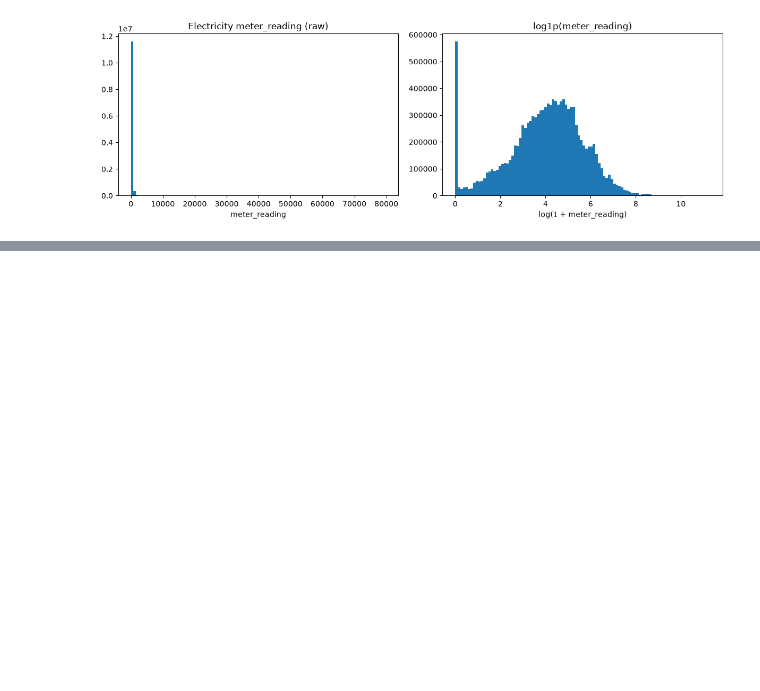
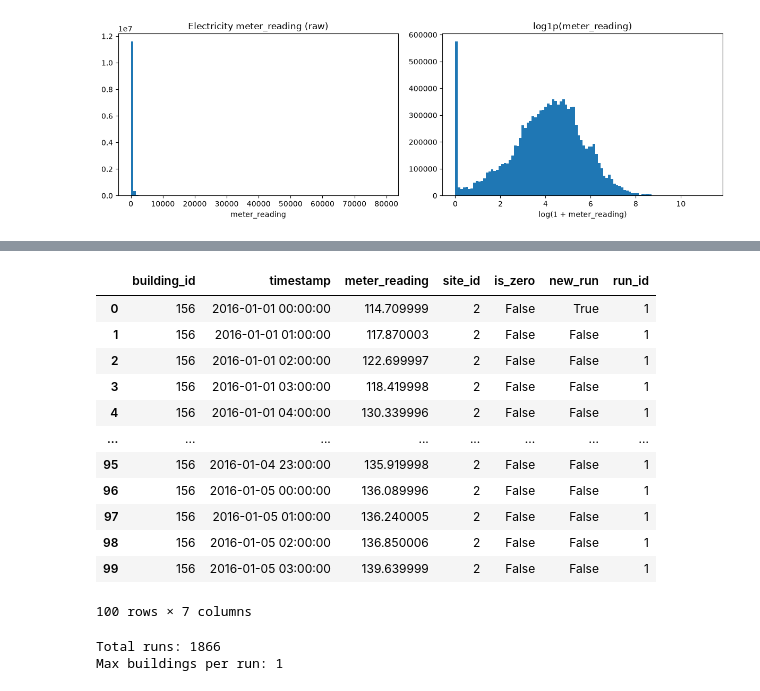
Before and after one commit to dimkon02/Building-Energy-Forecasting, a Jupyter notebook: notebooks/01_exploration.ipynb, the cells around one changed output, grey strips where cells are left out. Drawn from its saved outputs; the diff is of its cells as text; code cells hidden in the pictures; blank space fills up the shorter version.

```diff
--- a/notebooks/01_exploration.ipynb
+++ b/notebooks/01_exploration.ipynb
@@ -396,0 +633,5 @@ plt.show()
+# %%
+#  Xreate new table containing only sites 2 and 13
+finalists = electricity[electricity["site_id"].isin([2, 13])].sort_values(["building_id", "timestamp"]).reset_index(drop=True)
+
+finalists.head()
@@ -396,0 +645,3 @@ plt.show()
+# %%
+# New column, boolean value for when the meter reading is 0
+finalists["is_zero"] = (finalists["meter_reading"] == 0)
@@ -396,0 +690,31 @@ plt.show()
+# %%
+# Previous hour's is_zero for the SAME building (first row of each building gets NaN)
+prev_is_zero = finalists.groupby("building_id")["is_zero"].shift()
+
+# A new run starts when is_zero differs from the previous hour (or it's a building's first row)
+finalists["new_run"] = finalists["is_zero"] != prev_is_zero
+
+# Running total of run starts -> every run gets its own number
+finalists["run_id"] = finalists["new_run"].cumsum()
+
+finalists.head(100)
+# %% [output]
+|  | building_id | timestamp | meter_reading | site_id | is_zero | new_run | run_id |
+| 0 | 156 | 2016-01-01 00:00:00 | 114.709999 | 2 | False | True | 1 |
+| 1 | 156 | 2016-01-01 01:00:00 | 117.870003 | 2 | False | False | 1 |
+| 2 | 156 | 2016-01-01 02:00:00 | 122.699997 | 2 | False | False | 1 |
+| 3 | 156 | 2016-01-01 03:00:00 | 118.419998 | 2 | False | False | 1 |
+| 4 | 156 | 2016-01-01 04:00:00 | 130.339996 | 2 | False | False | 1 |
+| ... | ... | ... | ... | ... | ... | ... | ... |
+| 95 | 156 | 2016-01-04 23:00:00 | 135.919998 | 2 | False | False | 1 |
+| 96 | 156 | 2016-01-05 00:00:00 | 136.089996 | 2 | False | False | 1 |
+| 97 | 156 | 2016-01-05 01:00:00 | 136.240005 | 2 | False | False | 1 |
+| 98 | 156 | 2016-01-05 02:00:00 | 136.850006 | 2 | False | False | 1 |
+| 99 | 156 | 2016-01-05 03:00:00 | 139.639999 | 2 | False | False | 1 |
+100 rows × 7 columns
+# %%
+print("Total runs:", finalists["run_id"].max())
+print("Max buildings per run:", finalists.groupby("run_id")["building_id"].nunique().max())
+# %% [output]
+Total runs: 1866
+Max buildings per run: 1
```
Also changed, not shown: parts of 35 cells of this notebook.
